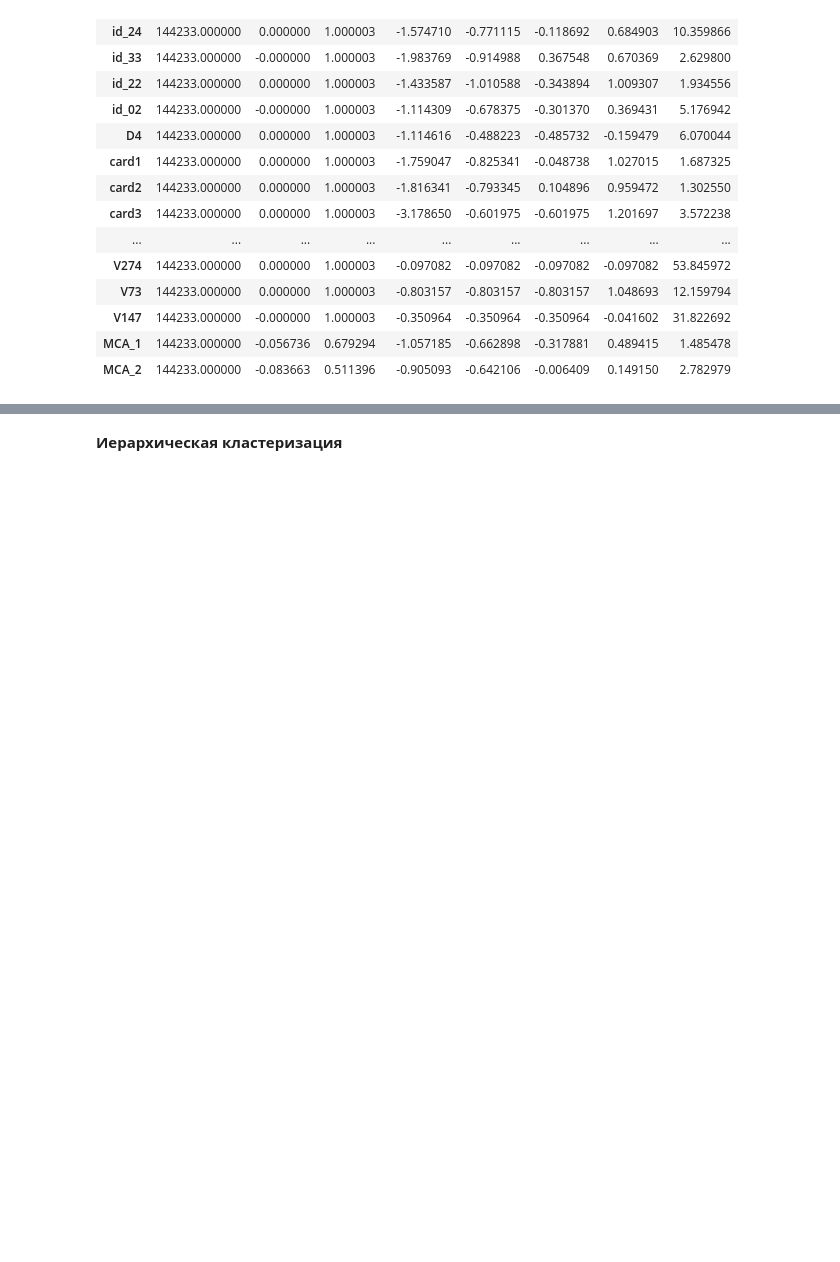
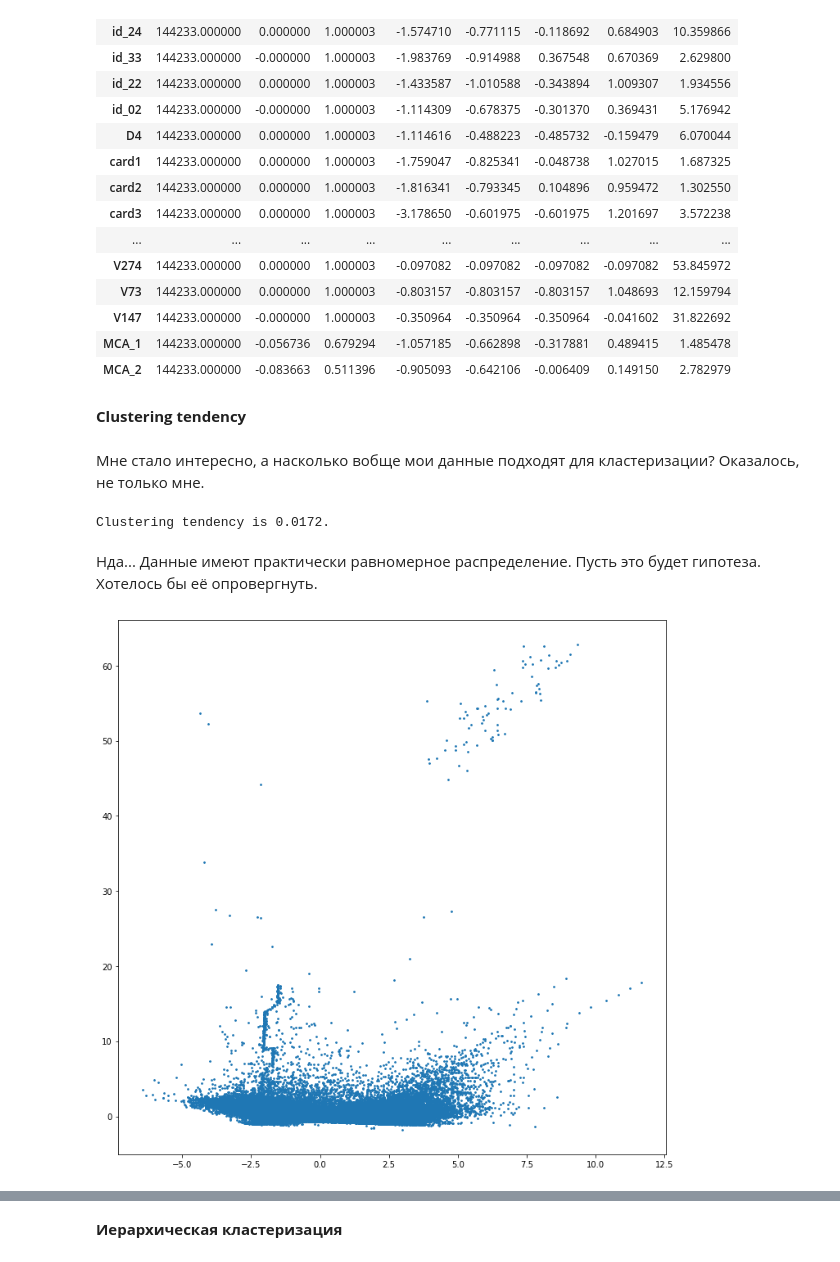
Before and after one commit to jast4ik/Hillel_ML_HW, a Jupyter notebook: Homework11/HW11.ipynb, the cells around one changed output, grey strips where cells are left out. Saved outputs shown, nothing was run; the diff lists cells and outputs as text; code cells hidden in the pictures; blank space fills up the shorter version.

```diff
--- a/Homework11/HW11.ipynb
+++ b/Homework11/HW11.ipynb
@@ -149,3 +155,36 @@ clust_df.describe().T
 | V147 | 144233.000000 | -0.000000 | 1.000003 | -0.350964 | -0.350964 | -0.350964 | -0.041602 | 31.822692 |
 | MCA_1 | 144233.000000 | -0.056736 | 0.679294 | -1.057185 | -0.662898 | -0.317881 | 0.489415 | 1.485478 |
 | MCA_2 | 144233.000000 | -0.083663 | 0.511396 | -0.905093 | -0.642106 | -0.006409 | 0.149150 | 2.782979 |
+# %% [markdown]
+**Clustering tendency**
+# %% [markdown]
+Мне стало интересно, а насколько вобще мои данные подходят для кластеризации? Оказалось, не только мне.
+# %%
+c_tendency = -1.0
+
+if isfile("./data/models/c_tendency.xz"):
+    with lzma.open("./data/models/c_tendency.xz", "rb") as m_file:
+        c_tendency = pickle.load(m_file)
+else:
+    c_tendency = hopkins(clust_df, round(clust_df.shape[0]*.25))
+
+    with lzma.open("./data/models/c_tendency.xz", "wb") as m_file:
+        pickle.dump(c_tendency, m_file)
+
+print("Clustering tendency is {:.4f}.".format(c_tendency))
+# %% [output]
+Clustering tendency is 0.0172.
+# %% [markdown]
+Нда... Данные имеют практически равномерное распределение. Пусть это будет гипотеза. Хотелось бы её опровергнуть.
+# %%
+pca_worker = PCA(n_components=2)
+
+clust_pca_df = pca_worker.fit_transform(clust_df)
+
+fig = plt.figure(figsize=(12, 12))
+
+plt.scatter(x=clust_pca_df[:, 0], y=clust_pca_df[:, 1], s=3)
+
+plt.show()
+# %% [output]
+[figure, added]
```
Also changed, not shown: parts of 19 cells of this notebook, 5 other files.
